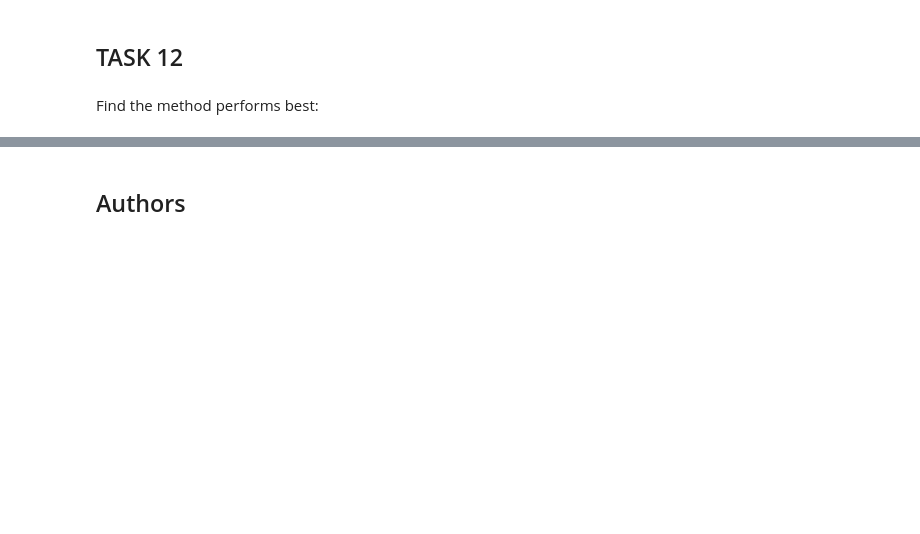
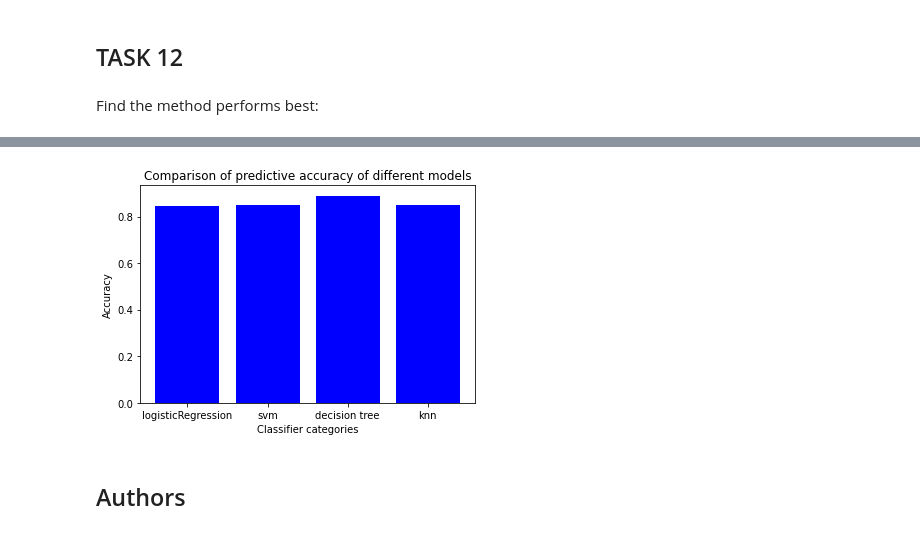
Before and after one commit to MatsusakiYuki/IBM_Falcon9, a Jupyter notebook: Falcon9_machine_learning.ipynb, the cells around one changed output, grey strips where cells are left out. Saved outputs shown, nothing was run; the diff lists cells and outputs as text; code cells hidden in the pictures; blank space fills up the shorter version.

```diff
--- a/Falcon9_machine_learning.ipynb
+++ b/Falcon9_machine_learning.ipynb
@@ -337,3 +337,15 @@ The best method is decision tree with accuracy of  0.875
+# %%
+categories = ['logisticRegression', 'svm', 'decision tree', 'knn']
+results = [logreg_cv.best_score_, svm_cv.best_score_, tree_cv.best_score_,knn_cv.best_score_]
+
+plt.bar(x=categories, height=results, color='blue')
+plt.xlabel("Classifier categories")
+plt.ylabel("Accuracy")
+plt.title("Comparison of predictive accuracy of different models")
+
+plt.show()
+# %% [output]
+[figure, added]
 # %% [markdown]
 ## Authors
 # %% [markdown]
```
Also changed, not shown: parts of 3 cells of this notebook.
